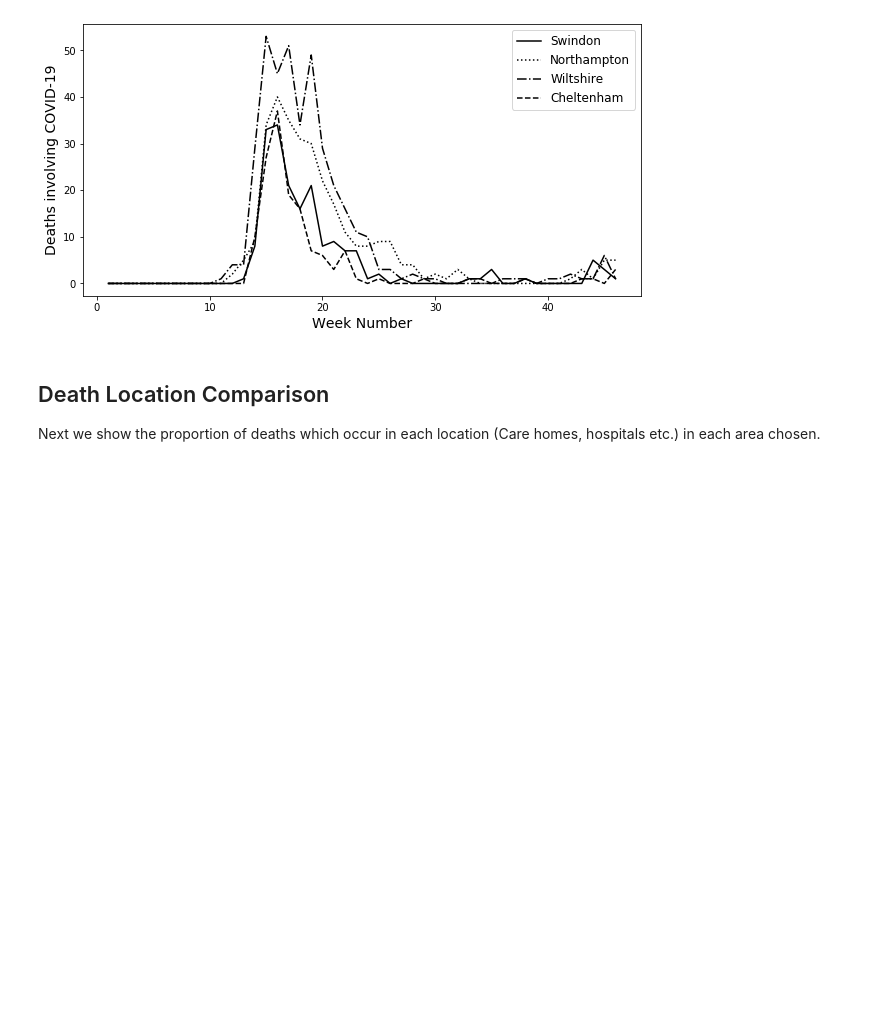
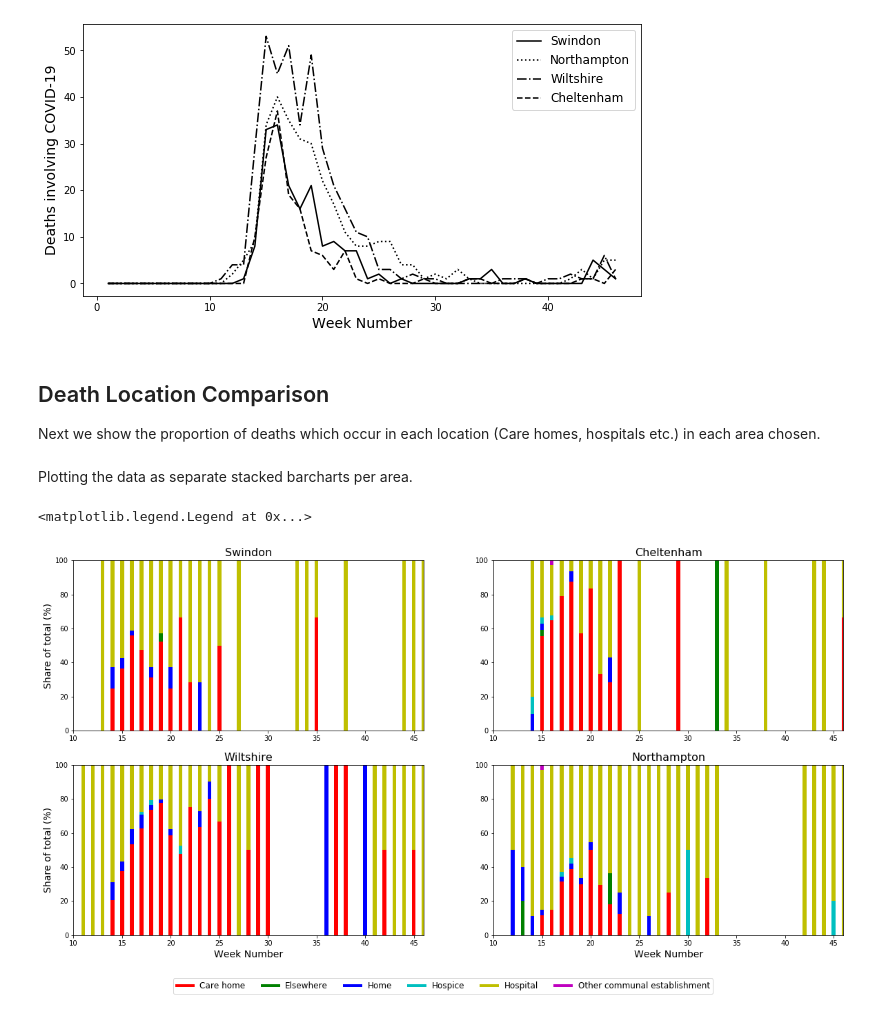
Before and after one commit to Sciprios/SwindonCovid, a Jupyter notebook: Deaths Comparison.ipynb, the cells around one changed output. Drawn from its saved outputs; the diff is of its cells as text; code cells hidden in the pictures; blank space fills up the shorter version.

Commit message:
Porportion location graph

```diff
--- a/Deaths Comparison.ipynb
+++ b/Deaths Comparison.ipynb
@@ -103,5 +104,45 @@ def generate_weekly_proportions(data, dlocs):
             for idx in range(0, len(dlocs)):
                 # Extract the number of deaths for this location
                 location_data[area][1+idx, week-1] = data[area][(data[area][:, 0] == week) & (data[area][:, -2] == idx), -1]
+                # Calculate percentage
+                if total_weekly != 0 and location_data[area][1+idx, week-1] != 0:
+                    location_data[area][1+idx, week-1] = location_data[area][1+idx, week-1] / total_weekly
     return location_data
 location_data = generate_weekly_proportions(area_data, death_locations)
+# %% [markdown]
+Plotting the data as separate stacked barcharts per area.
+# %%
+fig, all_axs = plt.subplots(nrows=2, ncols=2, figsize=(20, 10))
+
+colours = ['r', 'g', 'b', 'c', 'y', 'm', 'k']
+bar_width = 0.4
+
+axes=[[0,0], [1,1], [1,0], [0,1]]
+
+for idx, area in enumerate(AREAS):
+    axs = all_axs[axes[idx][0], axes[idx][1]]
+    # For each week we create a separate set of bars
+    for week in location_data[area][0, :].astype(int):
+        previous_value = 0
+        # Plot each location separately
+        for dloc in range(0, len(death_locations)):
+            axs.bar(week, location_data[area][1+dloc, week-1]*100,
+                    bar_width, bottom=previous_value, color=colours[dloc])
+            previous_value = previous_value + location_data[area][1+dloc, week-1]*100
+    axs.set_xlim([10, 46])
+    axs.set_title(area, fontsize=16)
+all_axs[1, 0].set_xlabel("Week Number", fontsize=14)
+all_axs[1, 1].set_xlabel("Week Number", fontsize=14)
+
+all_axs[0, 0].set_ylabel("Share of total (%)", fontsize=14)
+all_axs[1, 0].set_ylabel("Share of total (%)", fontsize=14)
+
+# Overly complicated legend
+bars = []
+for idx, b in enumerate(death_locations):
+    bars.append(Line2D([0], [0], color=colours[idx], lw=4))
+
+fig.legend(bars, death_locations, loc="lower center", ncol=len(death_locations), fontsize=12)
+# %% [output]
+<matplotlib.legend.Legend at 0x...>
+[figure, added]
```
Also changed, not shown: parts of 1 cell of this notebook.
